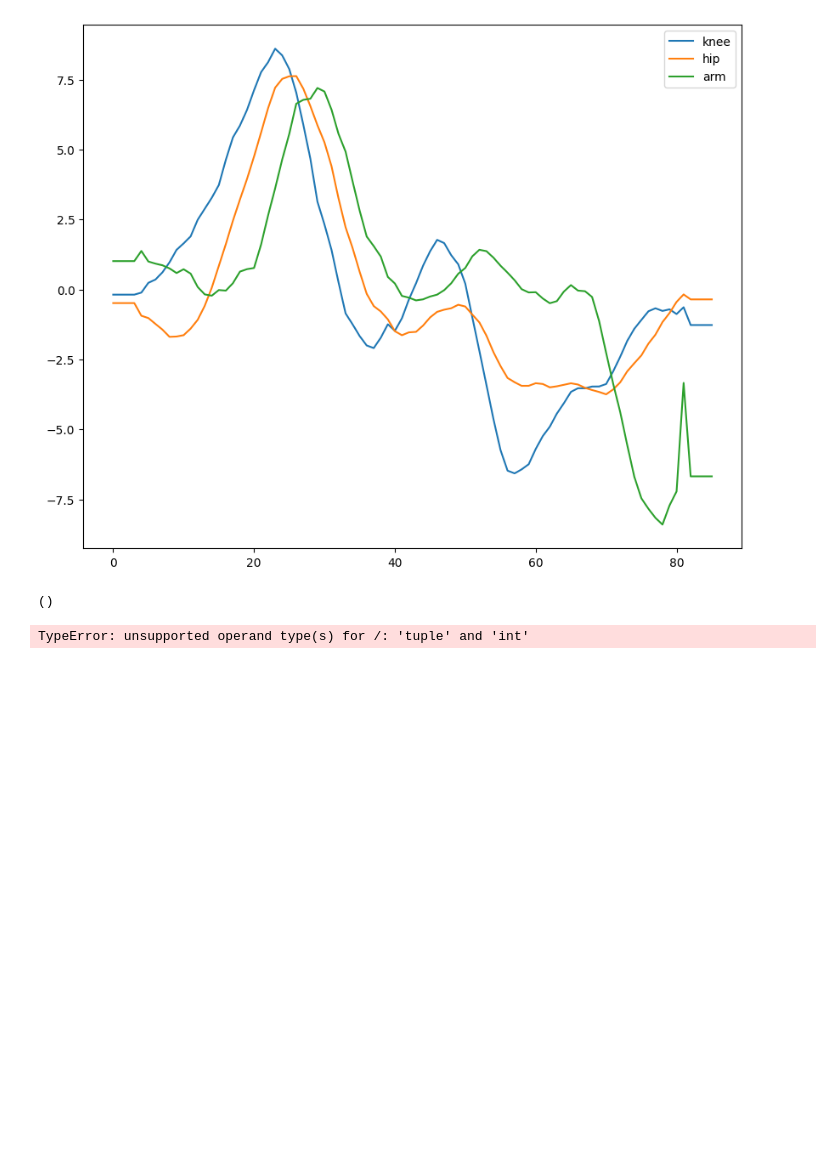
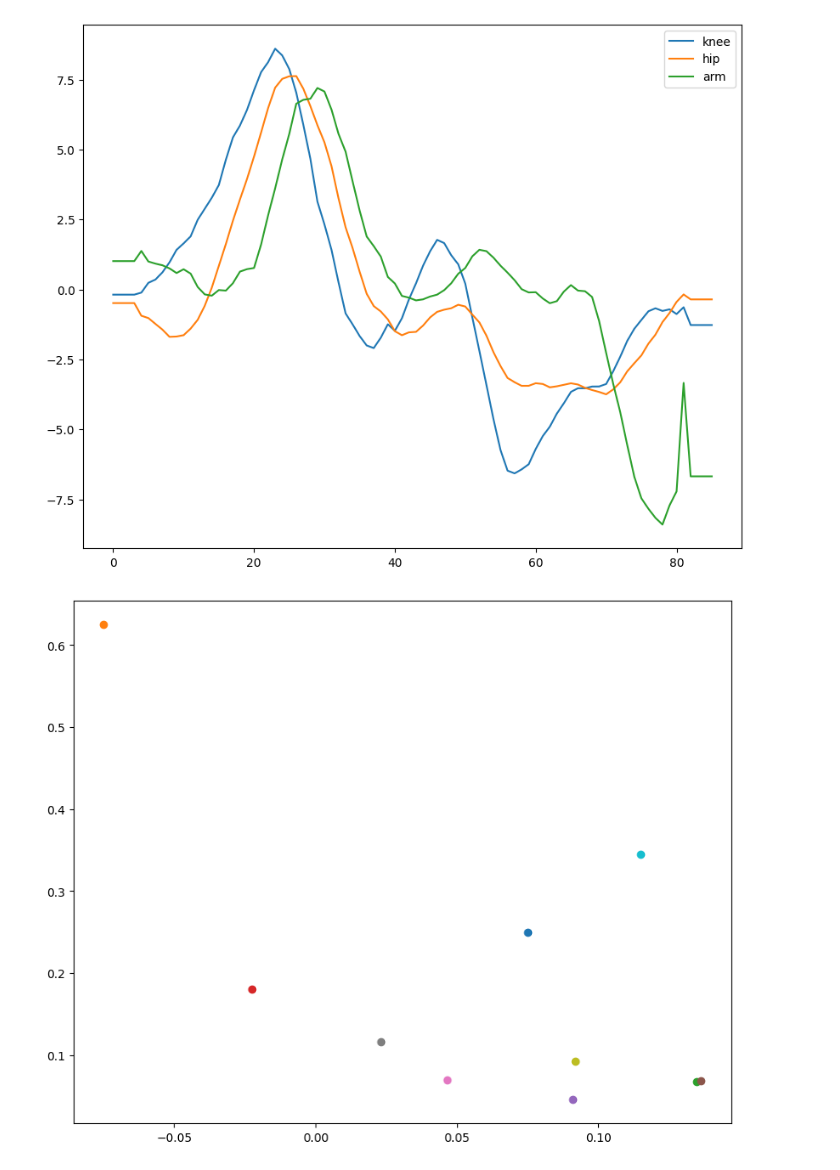
Before and after one commit to KingJulien0709/RowingAnalytics, a Jupyter notebook: rowing_analysis.ipynb, the cells around one changed output. Saved outputs shown, nothing was run; the diff lists cells and outputs as text; code cells hidden in the pictures; blank space fills up the shorter version.

```diff
--- a/rowing_analysis.ipynb
+++ b/rowing_analysis.ipynb
@@ -305,39 +305,37 @@ def analyse_stroke(stroke):
   #print(stroke_rate)
   dx_angles = np.diff(savgol_filter(stroke.copy(), window_length=FRAME_RATE//2, polyorder=1))
   #print(dx_angles.shape)
   maxima = np.argmax(dx_angles, axis=1)/(stroke_absolut_length/2)
   minima = np.argmin(dx_angles, axis=1)/(stroke_absolut_length/2)
   #print(np.diff(maxima))
   #print(np.diff(minima))
   timing_ditances = [np.diff(maxima), np.diff(minima)]
   #print(timing_ditances)
 
   return timing_ditances
 
   #for i in range(len(dx_angles)):
   #  plt.plot(dx_angles[i])
   #plt.plot(maxima)
   #plt.plot(minima)
   #plt.show()
   #print(maxima)
 
   #distances = np.diff(maxima)
   #print(distances)
 
 
 
 
 
+plt.figure(figsize=(10, 8))
+for i in range(len(strokes)):
+  timings = analyse_stroke(strokes[i])
+  x_coords, y_coords = zip(*timings)
+  plt.scatter(x_coords[0], y_coords[0], marker='o', label="maxima" + str(i))
+  plt.scatter(x_coords[1], y_coords[1], marker='o', label="minima" + str(i))
 
-for i in range(len(strokes)):
-  timings = analyse_stroke(stroke[i])
-  x_coords, y_coords = zip(*timings)
-  plt.scatter(x_coords[0], y_coords, marker='o', label="maxima" + str(i))
-  plt.scatter(x_coords[1], y_coords, marker='o', label="minima" + str(i))
-  plt.legend()
-  plt.show()
 
 plt.show()
 # %% [output]
-()
-TypeError: unsupported operand type(s) for /: 'tuple' and 'int'
+[figure, added]
```
